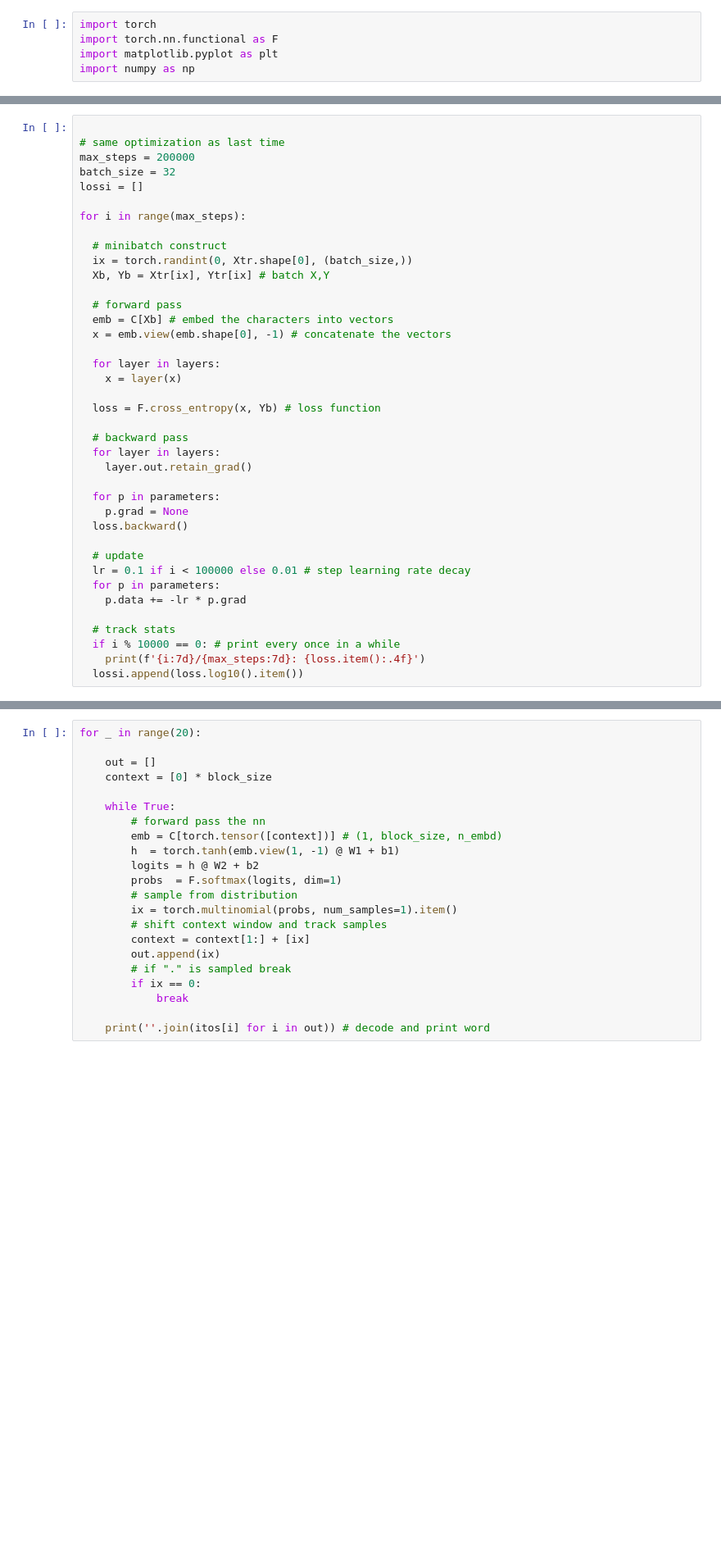
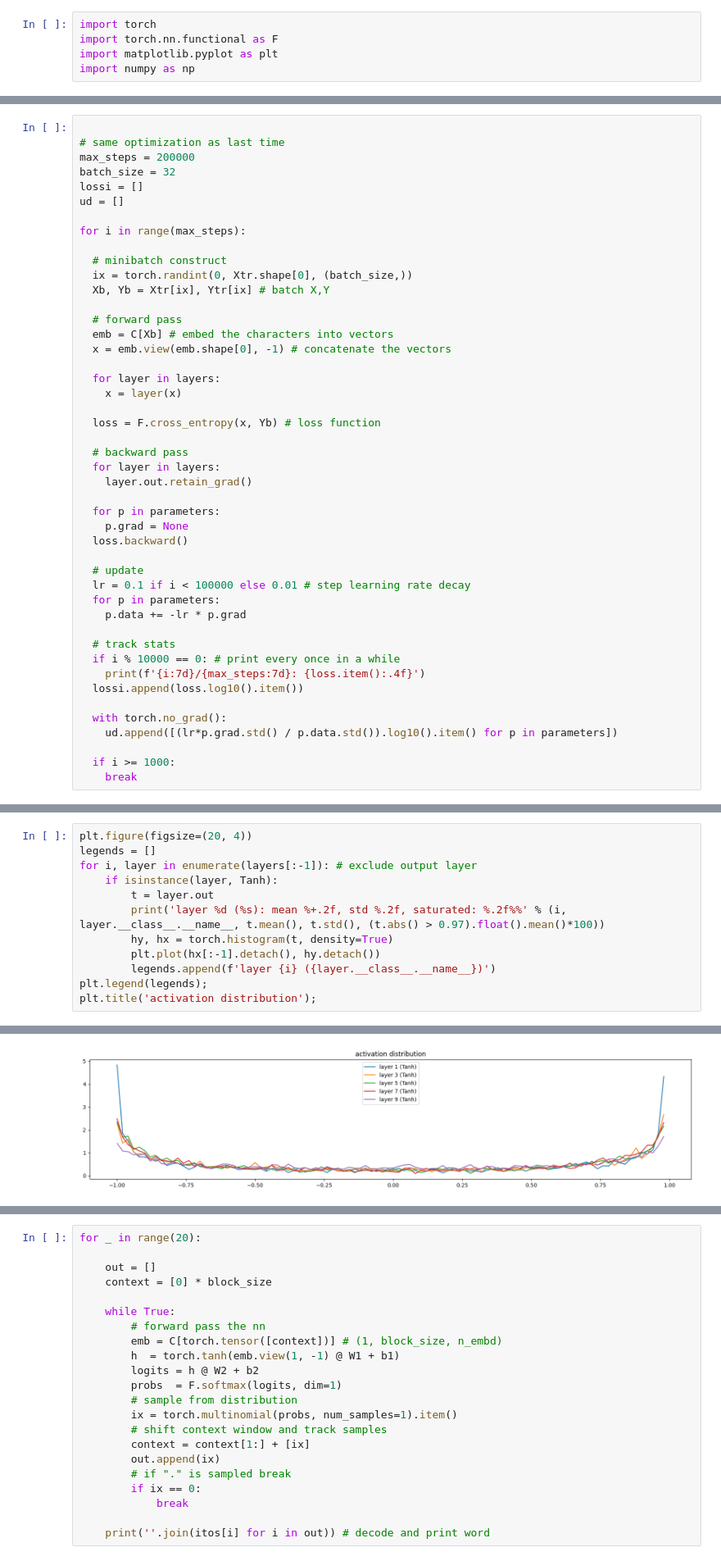
Before and after one commit to Decrescent398/transformers, a Jupyter notebook: batchnorm.ipynb, the cells around one changed output, grey strips where cells are left out. Shown at 82% size. Cells and saved outputs as stored; diff of their text form; blank space fills up the shorter version.

Commit message:
plot activations, gradients, weight grad ratio, learning rate

```diff
--- a/batchnorm.ipynb
+++ b/batchnorm.ipynb
@@ -149,6 +167,7 @@ for p in parameters:
 max_steps = 200000
 batch_size = 32
 lossi = []
+ud = []
 
 for i in range(max_steps):
 
@@ -182,3 +201,9 @@ for i in range(max_steps):
   if i % 10000 == 0: # print every once in a while
     print(f'{i:7d}/{max_steps:7d}: {loss.item():.4f}')
   lossi.append(loss.log10().item())
+
+  with torch.no_grad():
+    ud.append([(lr*p.grad.std() / p.data.std()).log10().item() for p in parameters])
+
+  if i >= 1000:
+    break
@@ -186,0 +212,13 @@ plt.plot(lossi)
+# %%
+plt.figure(figsize=(20, 4))
+legends = []
+for i, layer in enumerate(layers[:-1]): # exclude output layer
+    if isinstance(layer, Tanh):
+        t = layer.out
+        print('layer %d (%s): mean %+.2f, std %.2f, saturated: %.2f%%' % (i, layer.__class__.__name__, t.mean(), t.std(), (t.abs() > 0.97).float().mean()*100))
+        hy, hx = torch.histogram(t, density=True)
+        plt.plot(hx[:-1].detach(), hy.detach())
+        legends.append(f'layer {i} ({layer.__class__.__name__})')
+plt.legend(legends);
+plt.title('activation distribution');
+# %% [output]
@@ -186,0 +230 @@ plt.plot(lossi)
+[figure, added]
```
Also changed, not shown: parts of 14 cells of this notebook.
